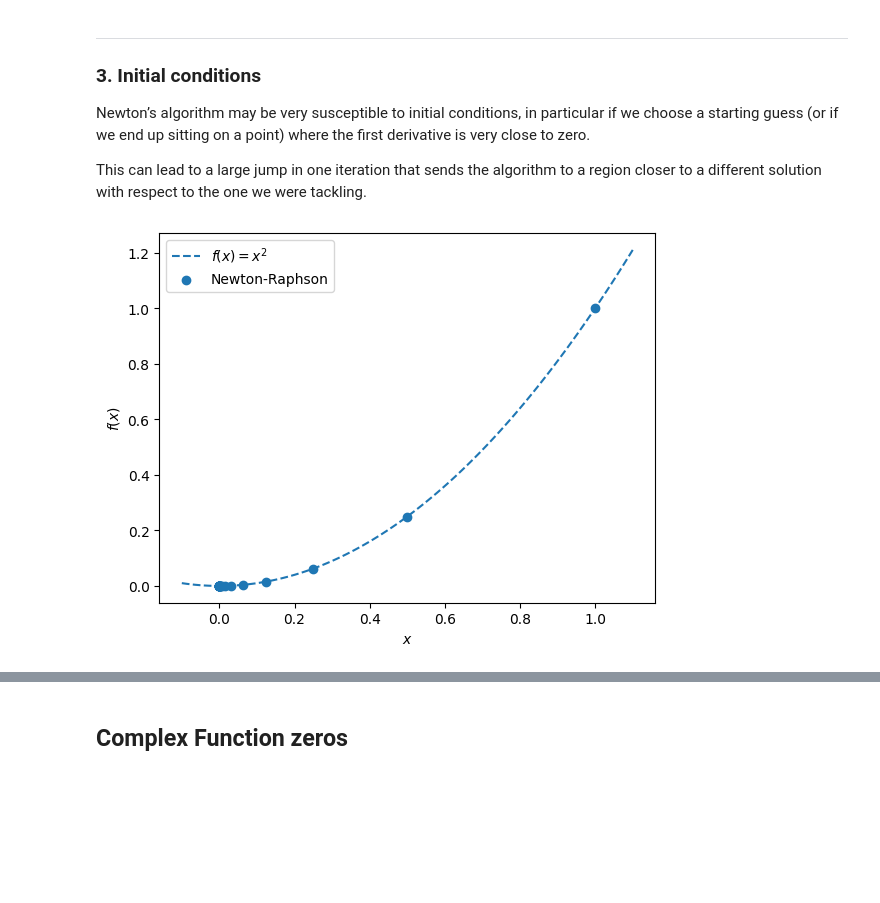
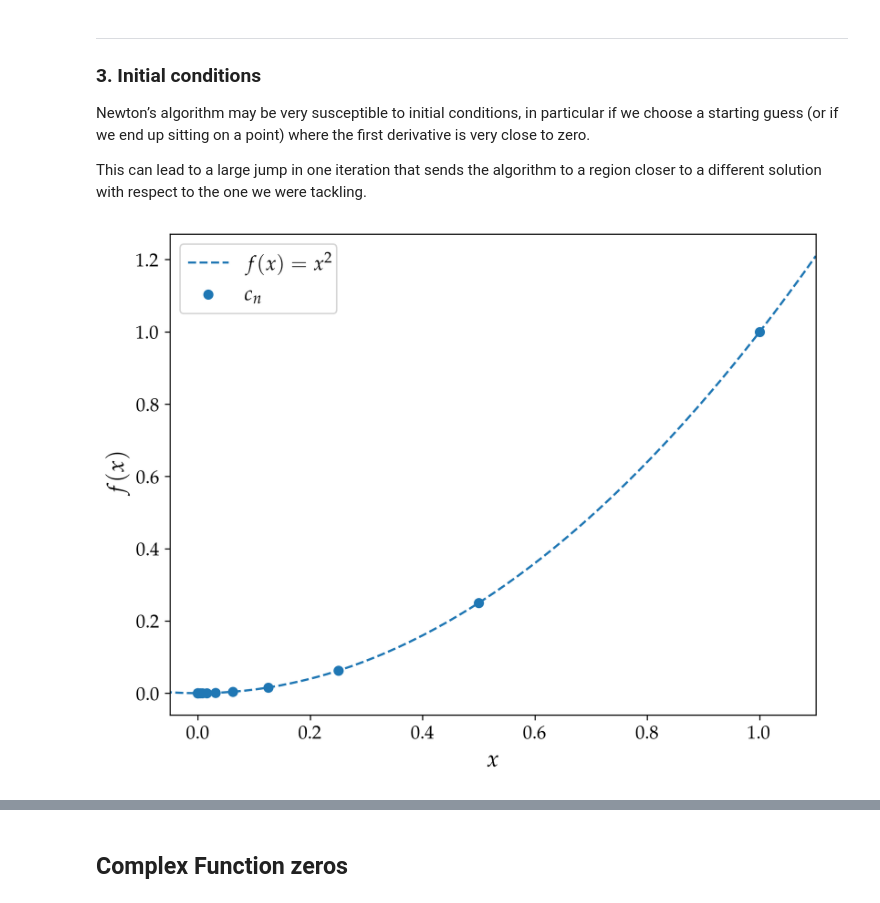
Before and after one commit to mvolpato-unimib/Lab_comp, a Jupyter notebook: ex13/Newt_Rap.ipynb, the cells around one changed output, grey strips where cells are left out. Drawn from its saved outputs; the diff is of its cells as text; code cells hidden in the pictures; blank space fills up the shorter version.

```diff
--- a/ex13/Newt_Rap.ipynb
+++ b/ex13/Newt_Rap.ipynb
@@ -49,25 +49,27 @@ This can lead to a large jump in one iteration that sends the algorithm to a reg
 # %%
 x_sp = sp.symbols('x')
 sp_f = x_sp**2
 sp_der = sp.simplify(sp.diff(sp_f, x_sp))
 
 f_lamb = sp.lambdify(x_sp, sp_f, 'numpy')
 derf_lamb = sp.lambdify(x_sp, sp_der, 'numpy')
 
 c, num_iter, sol_arr = Newt_Rap(f_lamb, derf_lamb, 1)
 
-xcoo = np.linspace(-0.1, 1.1, 100)
+xcoo = np.linspace(-1, 1.1, 100)
 ycoo = np.array([f_lamb(i) for i in xcoo])
 y_sp = np.real(np.array([f_lamb(i) for i in sol_arr]))
 
 plt.plot(xcoo, ycoo, ls='--', label=r'$f(x) = x^2$')
-plt.scatter(np.real(sol_arr), y_sp, label='Newton-Raphson')
+plt.scatter(np.real(sol_arr), y_sp, label='$c_n$')
 plt.xlabel(r'$x$')
 plt.ylabel(r'$f(x)$')
+plt.xlim(-0.05, 1.1)
 plt.legend()
+plt.savefig('plots/init_cond.png')
 plt.show()
 # %% [output]
-[figure, old version]
+[figure, new version]
 # %%
 def plot_Newt_Rap(sp_func, sp_x, x0, tol=1e-14, MaxIter=1e2):
     import sympy as sp
```
Also changed, not shown: parts of 4 cells of this notebook, 23 other files.
